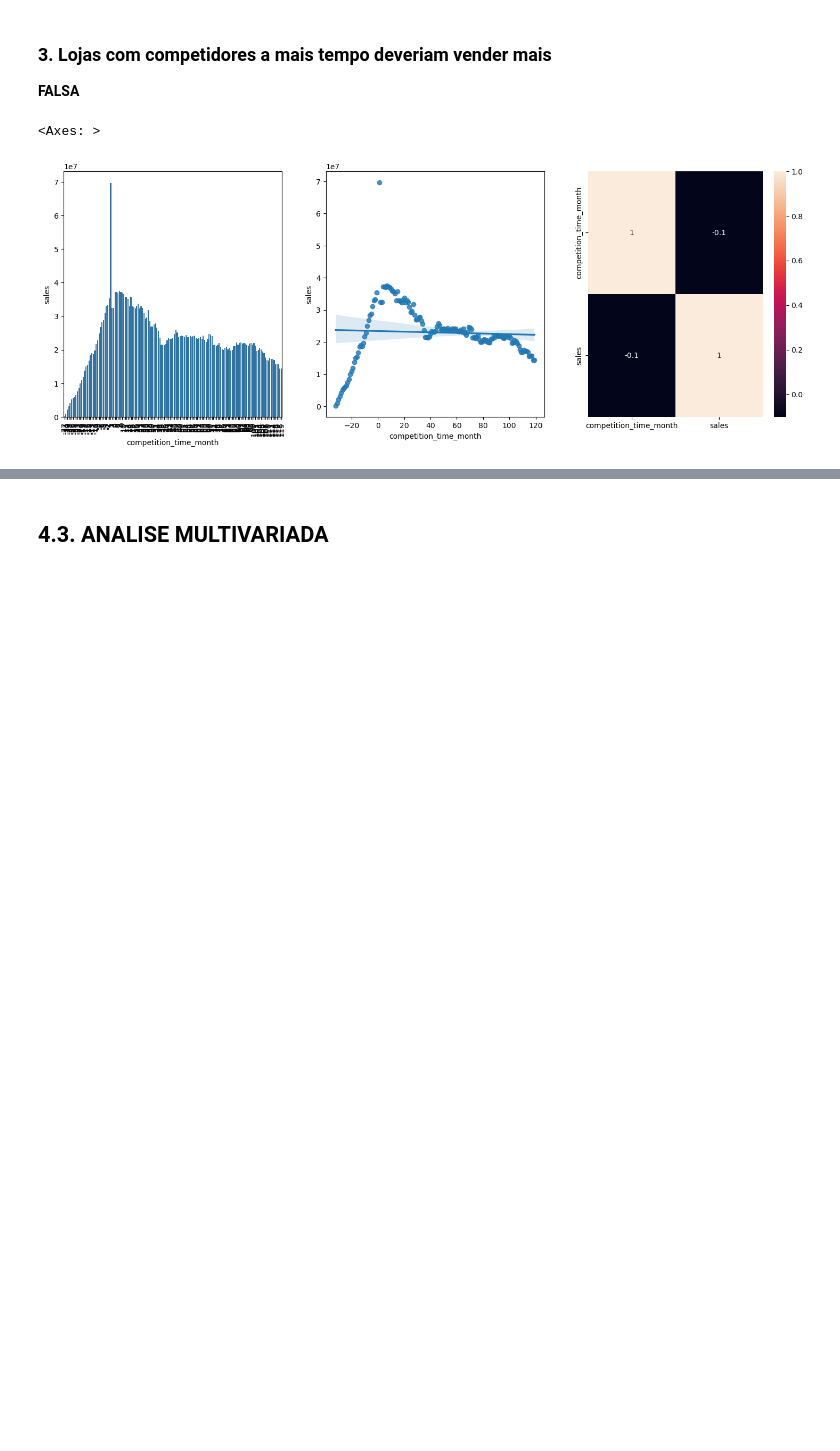
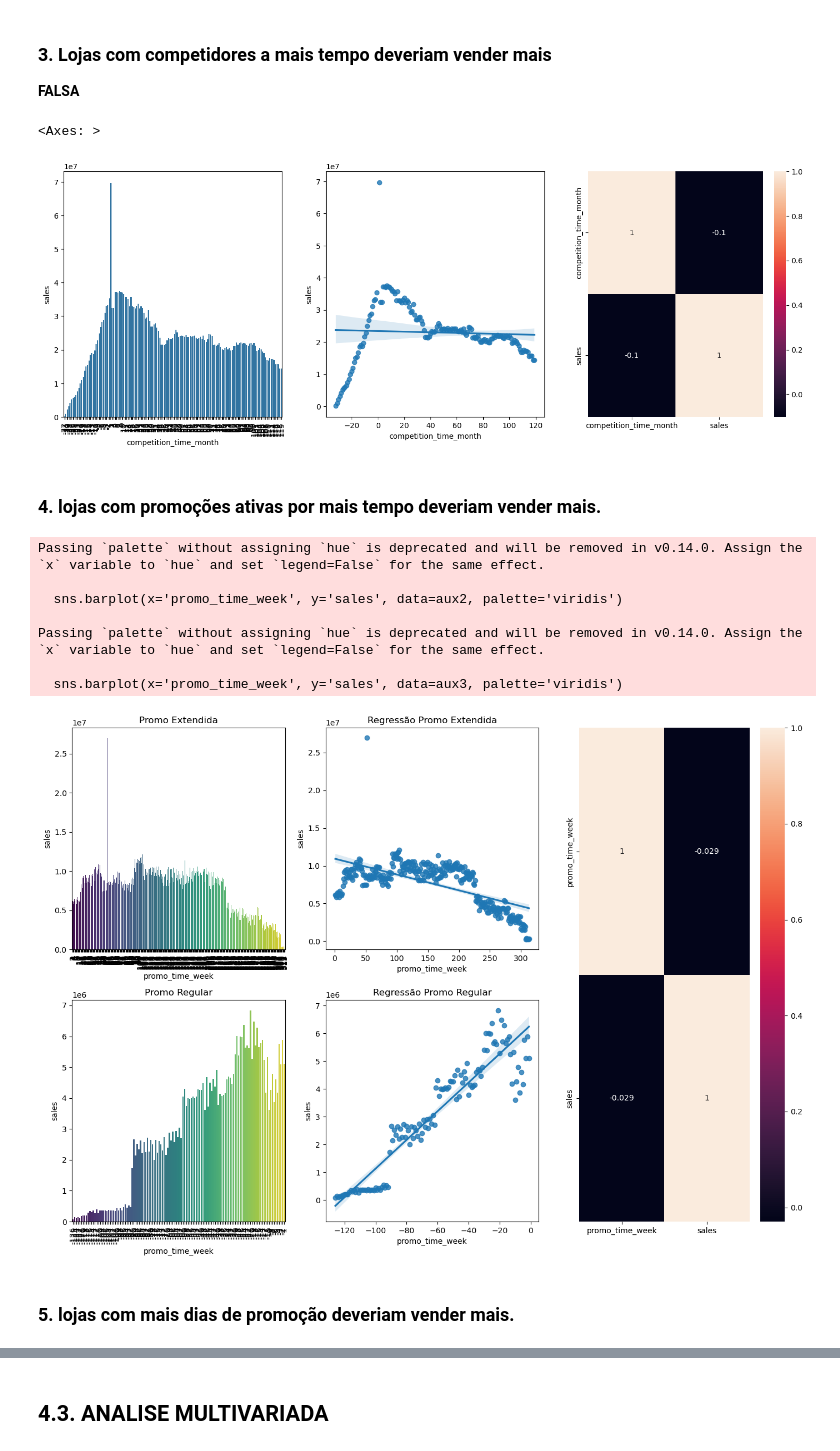
Before and after one commit to lucasleal7/ds_em_producao, a Jupyter notebook: m04_v01_store_sales_prediction.ipynb, the cells around one changed output, grey strips where cells are left out. Cells and saved outputs as stored; diff of their text form; code cells hidden in the pictures; blank space fills up the shorter version.

```diff
--- a/m04_v01_store_sales_prediction.ipynb
+++ b/m04_v01_store_sales_prediction.ipynb
@@ -485,3 +486,46 @@ sns.heatmap(aux1.corr(method='pearson'),annot=True)
 # %% [output]
 <Axes: >
 [figure]
+# %% [markdown]
+### **4.** lojas com promoções ativas por mais tempo deveriam vender mais.
+# %%
+plt.figure(figsize=(14, 10))
+
+grid=GridSpec(2,3)
+
+plt.subplot(grid[0,0])
+aux2 = aux1[aux1['promo_time_week'] > 0]
+sns.barplot(x='promo_time_week', y='sales', data=aux2, palette='viridis')
+plt.xticks(rotation=90)
+plt.title('Promo Extendida')
+
+plt.subplot(grid[0,1])
+sns.regplot(x='promo_time_week', y='sales', data=aux2)
+plt.title('Regressão Promo Extendida')
+
+plt.subplot(grid[1,0])
+aux3 = aux1[aux1['promo_time_week'] < 0]
+sns.barplot(x='promo_time_week', y='sales', data=aux3, palette='viridis')
+plt.xticks(rotation=90)
+plt.title('Promo Regular')
+
+plt.subplot(grid[1,1])
+sns.regplot(x='promo_time_week', y='sales', data=aux3)
+plt.title('Regressão Promo Regular')
+
+plt.subplot(grid[:,2])
+sns.heatmap(aux1.corr(method='pearson'),annot=True);
+
+plt.tight_layout()
+plt.show()
+# %% [output]
+Passing `palette` without assigning `hue` is deprecated and will be removed in v0.14.0. Assign the `x` variable to `hue` and set `legend=False` for the same effect.
+
+  sns.barplot(x='promo_time_week', y='sales', data=aux2, palette='viridis')
+
+Passing `palette` without assigning `hue` is deprecated and will be removed in v0.14.0. Assign the `x` variable to `hue` and set `legend=False` for the same effect.
+
+  sns.barplot(x='promo_time_week', y='sales', data=aux3, palette='viridis')
+[figure, added]
+# %% [markdown]
+### **5.** lojas com mais dias de promoção deveriam vender mais.
```
Also changed, not shown: parts of 3 cells of this notebook.
